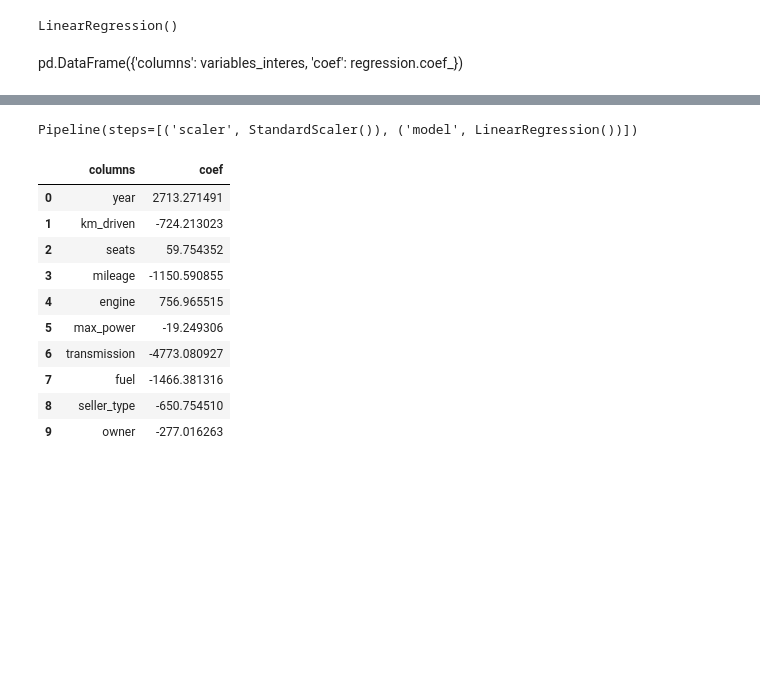
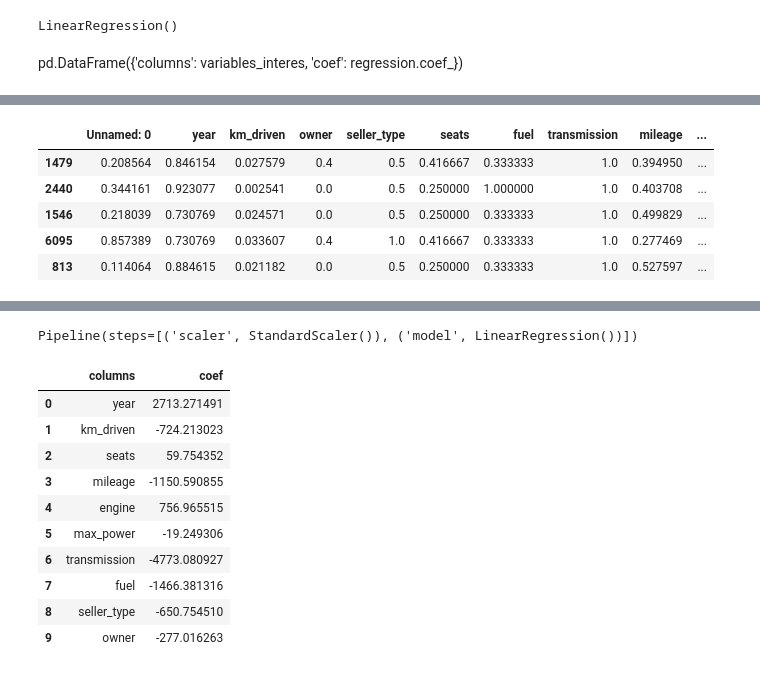
Before and after one commit to Paolaaaaaa/Lab2-Regresion, a Jupyter notebook: Regresion.ipynb, the cells around one changed output, grey strips where cells are left out. Drawn from its saved outputs; the diff is of its cells as text; code cells hidden in the pictures; blank space fills up the shorter version.

```diff
--- a/Regresion.ipynb
+++ b/Regresion.ipynb
@@ -266,0 +288,10 @@ plt.show()
+# %%
+norm_data=normalize_cols(data_tercer_modelo,variables_interes)
+norm_data.sample(5)
+# %% [output]
+|  | Unnamed: 0 | year | km_driven | owner | seller_type | seats | fuel | transmission | mileage | ... |
+| 1479 | 0.208564 | 0.846154 | 0.027579 | 0.4 | 0.5 | 0.416667 | 0.333333 | 1.0 | 0.394950 | ... |
+| 2440 | 0.344161 | 0.923077 | 0.002541 | 0.0 | 0.5 | 0.250000 | 1.000000 | 1.0 | 0.403708 | ... |
+| 1546 | 0.218039 | 0.730769 | 0.024571 | 0.0 | 0.5 | 0.250000 | 0.333333 | 1.0 | 0.499829 | ... |
+| 6095 | 0.857389 | 0.730769 | 0.033607 | 0.4 | 1.0 | 0.416667 | 0.333333 | 1.0 | 0.277469 | ... |
+| 813 | 0.114064 | 0.884615 | 0.021182 | 0.0 | 0.5 | 0.250000 | 0.333333 | 1.0 | 0.527597 | ... |
```
Also changed, not shown: parts of 18 cells of this notebook.
